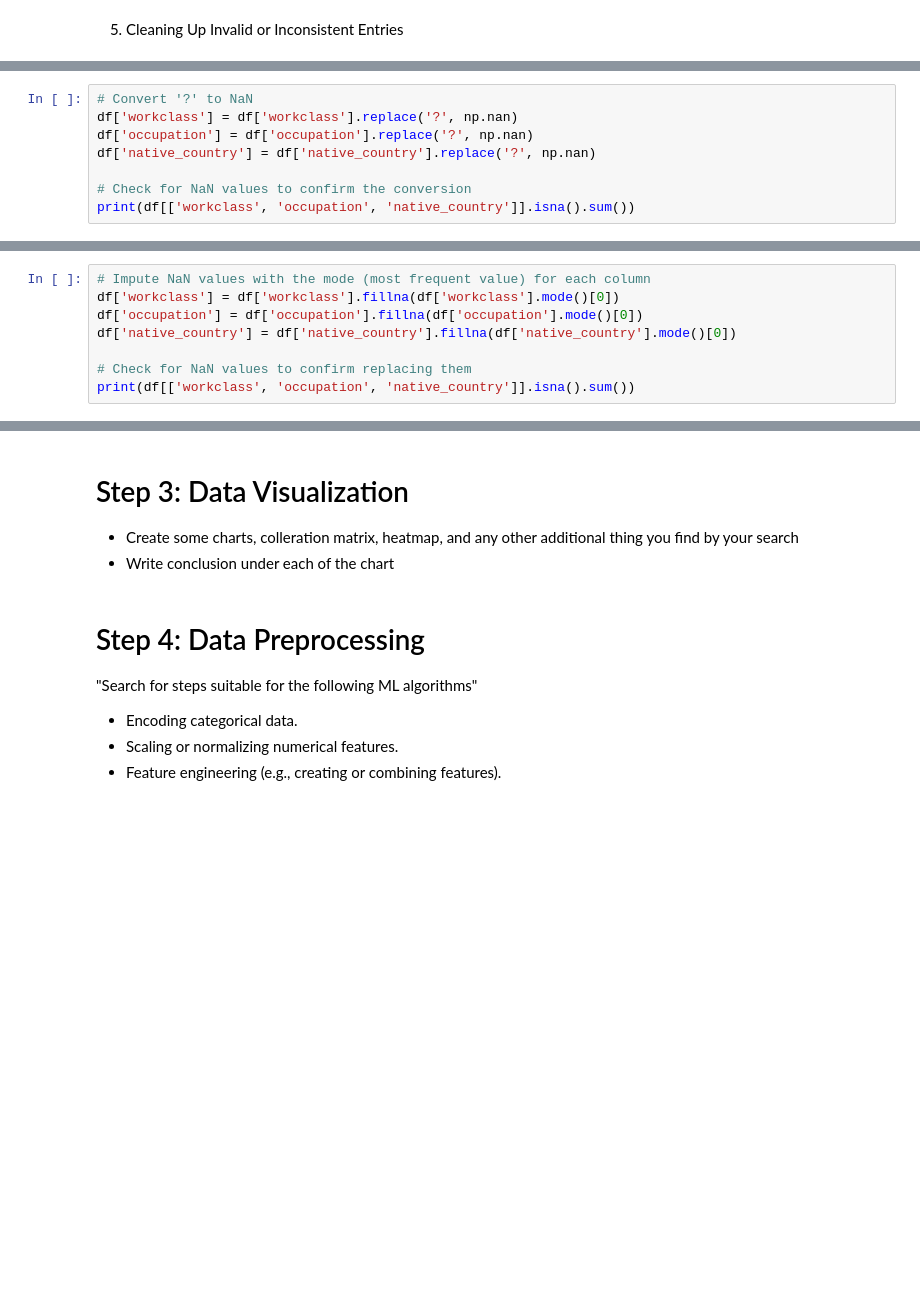
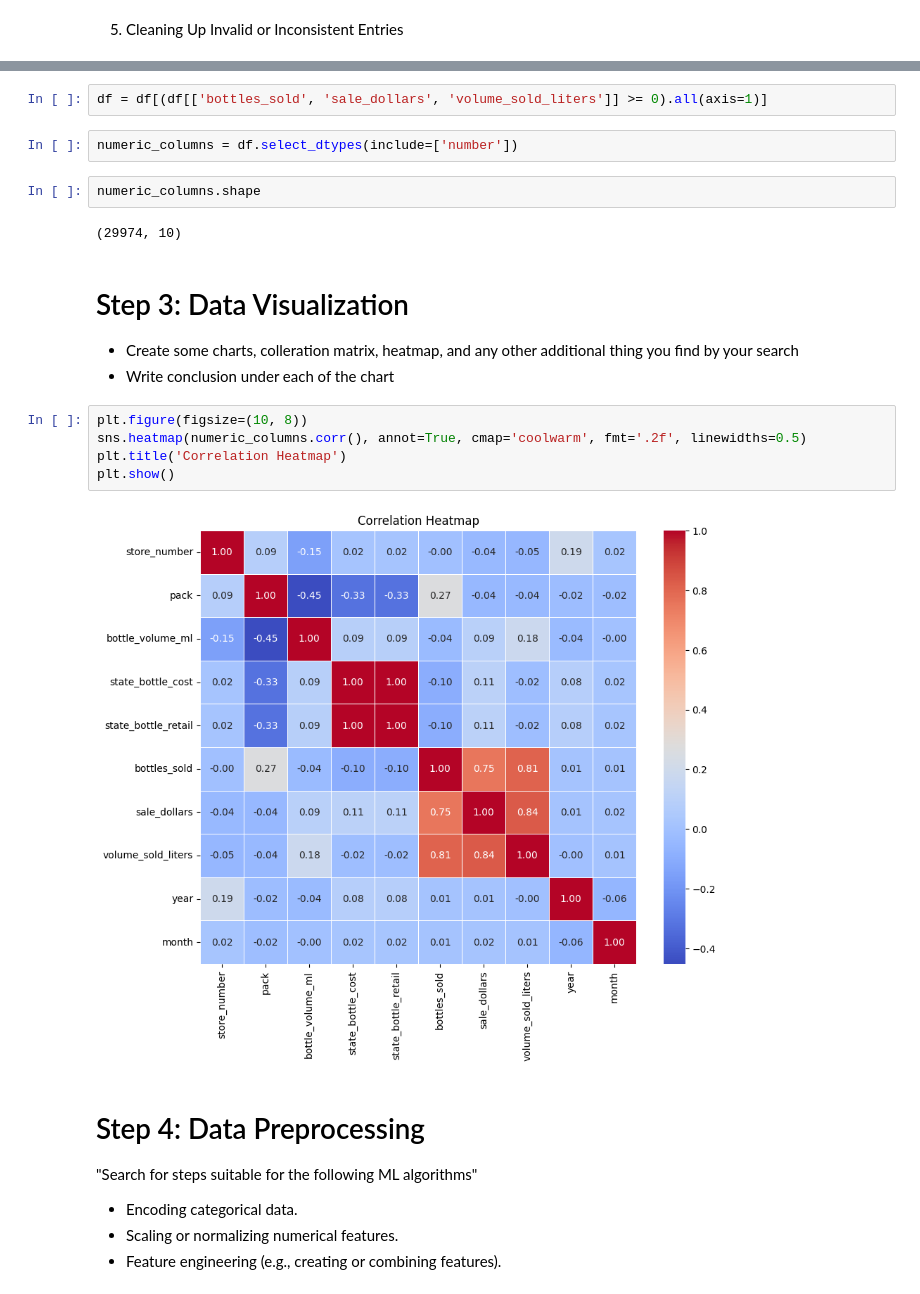
Before and after one commit to shahdhassan4601/Analysing-Census-Adult-Income-Dataset, a Jupyter notebook: CensusAdultIncome(ToolsProject).ipynb, the cells around one changed output, grey strips where cells are left out. Cells and saved outputs as stored; diff of their text form; blank space fills up the shorter version.

```diff
--- a/CensusAdultIncome(ToolsProject).ipynb
+++ b/CensusAdultIncome(ToolsProject).ipynb
@@ -364,8 +430,0 @@ dtype: int64
-# %%
-# Convert '?' to NaN
-df['workclass'] = df['workclass'].replace('?', np.nan)
-df['occupation'] = df['occupation'].replace('?', np.nan)
-df['native_country'] = df['native_country'].replace('?', np.nan)
-
-# Check for NaN values to confirm the conversion
-print(df[['workclass', 'occupation', 'native_country']].isna().sum())
@@ -377,8 +430,0 @@ dtype: int64
-# %%
-# Impute NaN values with the mode (most frequent value) for each column
-df['workclass'] = df['workclass'].fillna(df['workclass'].mode()[0])
-df['occupation'] = df['occupation'].fillna(df['occupation'].mode()[0])
-df['native_country'] = df['native_country'].fillna(df['native_country'].mode()[0])
-
-# Check for NaN values to confirm replacing them
-print(df[['workclass', 'occupation', 'native_country']].isna().sum())
@@ -390,7 +443,22 @@ dtype: int64
+# %%
+df = df[(df[['bottles_sold', 'sale_dollars', 'volume_sold_liters']] >= 0).all(axis=1)]
+# %%
+numeric_columns = df.select_dtypes(include=['number'])
+# %%
+numeric_columns.shape
+# %% [output]
+(29974, 10)
 # %% [markdown]
 # Step 3: Data Visualization
 - Create some charts, colleration matrix, heatmap, and any other additional thing you find by your search
 - Write conclusion under each of the chart
+# %%
+plt.figure(figsize=(10, 8))
+sns.heatmap(numeric_columns.corr(), annot=True, cmap='coolwarm', fmt='.2f', linewidths=0.5)
+plt.title('Correlation Heatmap')
+plt.show()
+# %% [output]
+[figure, added]
 # %% [markdown]
 # Step 4: Data Preprocessing
 "Search for steps suitable for the following ML algorithms"
```
Also changed, not shown: parts of 56 cells of this notebook.
